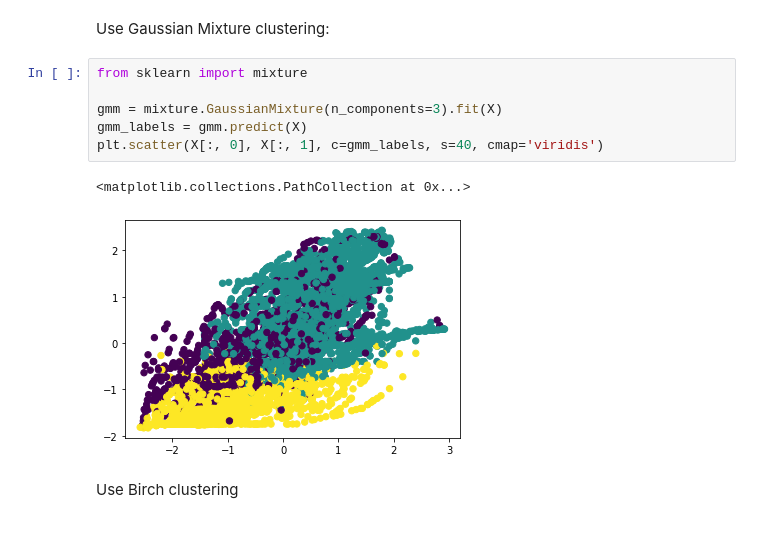
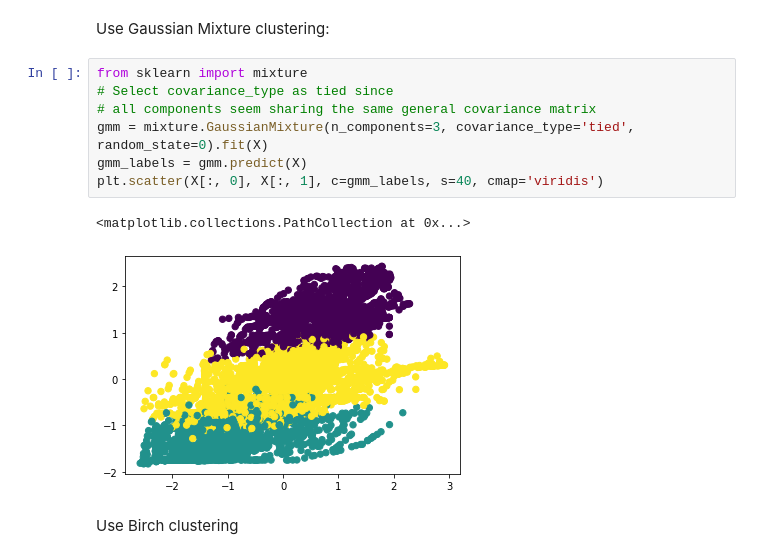
Before and after one commit to YuxingW/machine_learning, a Jupyter notebook: hw2_clustering/hw_clustering_ski.ipynb, the cells around one changed output. Cells and saved outputs as stored; diff of their text form.

```diff
--- a/hw2_clustering/hw_clustering_ski.ipynb
+++ b/hw2_clustering/hw_clustering_ski.ipynb
@@ -182,13 +182,14 @@ plt.show()
 Use Gaussian Mixture clustering:
 # %%
 from sklearn import mixture
-
-gmm = mixture.GaussianMixture(n_components=3).fit(X)
+# Select covariance_type as tied since
+# all components seem sharing the same general covariance matrix
+gmm = mixture.GaussianMixture(n_components=3, covariance_type='tied', random_state=0).fit(X)
 gmm_labels = gmm.predict(X)
 plt.scatter(X[:, 0], X[:, 1], c=gmm_labels, s=40, cmap='viridis')
 # %% [output]
 <matplotlib.collections.PathCollection at 0x...>
-[figure, old version]
+[figure, new version]
 # %% [markdown]
 Use Birch clustering
 # %%
```
Also changed, not shown: parts of 2 cells of this notebook.
